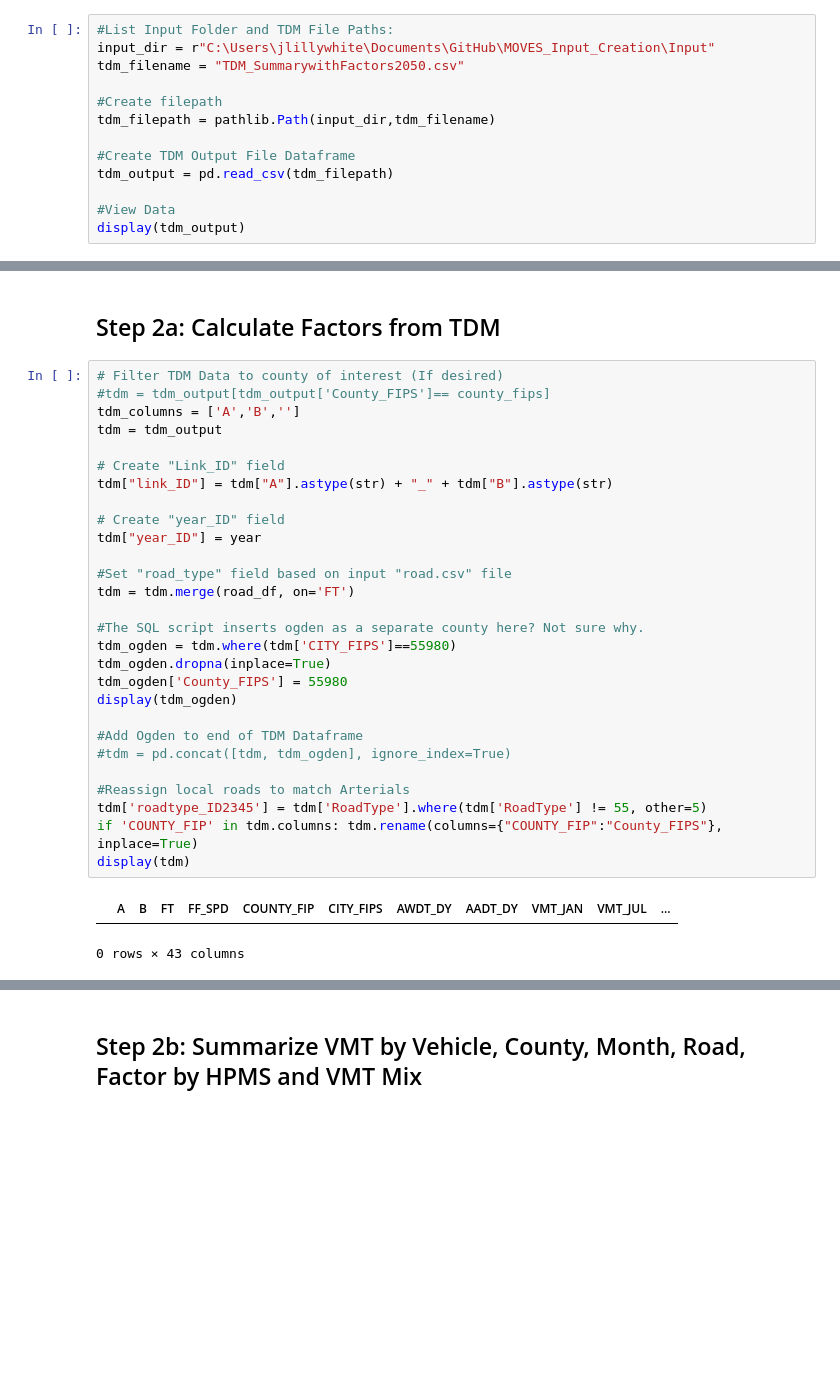
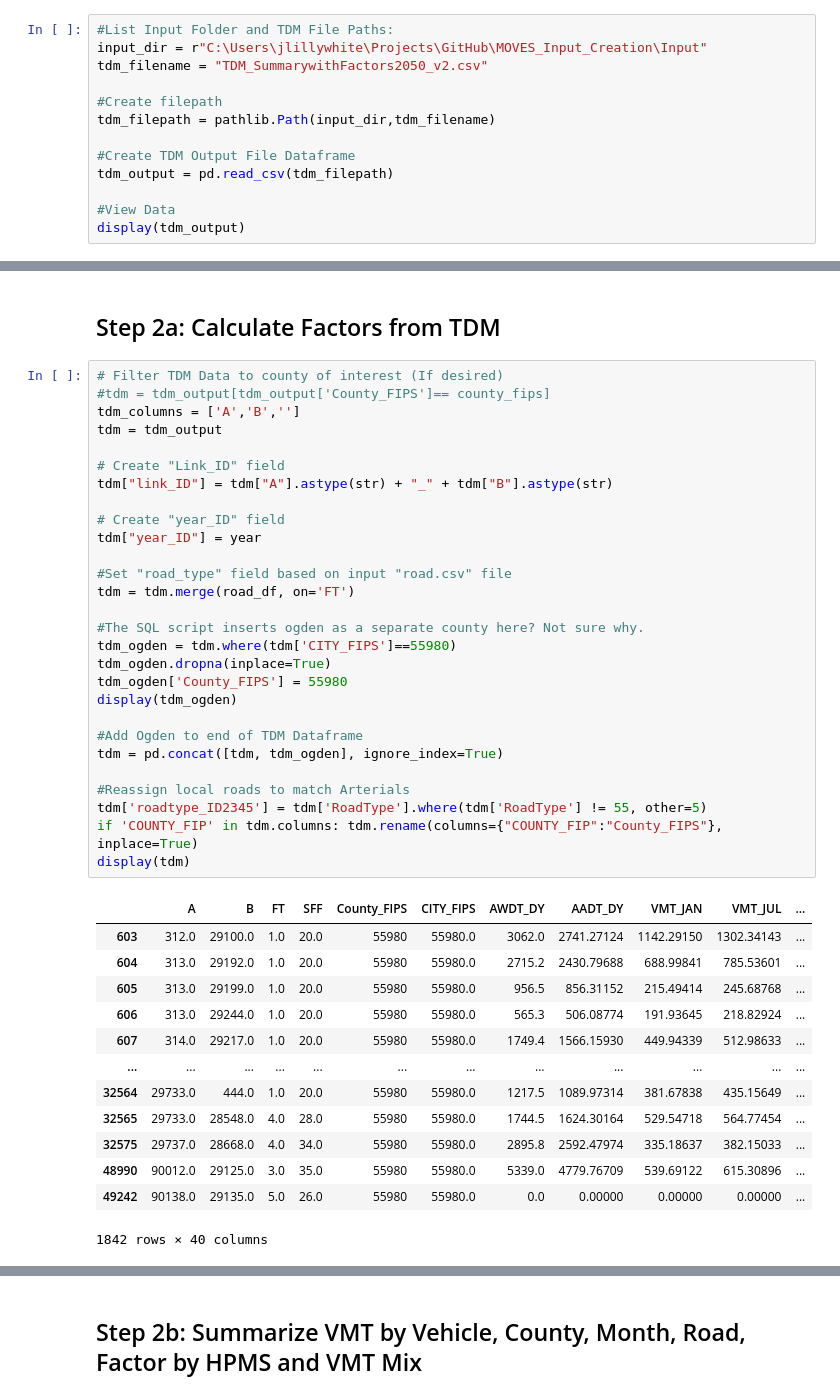
Before and after one commit to jlillywhiteMAG/MOVES_Input_Creation, a Jupyter notebook: MOVES_Input_File_Preparation.ipynb, the cells around one changed output, grey strips where cells are left out. Drawn from its saved outputs; the diff is of its cells as text; blank space fills up the shorter version.

```diff
--- a/MOVES_Input_File_Preparation.ipynb
+++ b/MOVES_Input_File_Preparation.ipynb
@@ -36,8 +30,8 @@ pd.options.mode.copy_on_write = True
 ## Step 1b: Read in TDM Output
 # %%
 #List Input Folder and TDM File Paths:
-input_dir = r"C:\Users\jlillywhite\Documents\GitHub\MOVES_Input_Creation\Input"
-tdm_filename = "TDM_SummarywithFactors2050.csv"
+input_dir = r"C:\Users\jlillywhite\Projects\GitHub\MOVES_Input_Creation\Input"
+tdm_filename = "TDM_SummarywithFactors2050_v2.csv"
 
 #Create filepath
 tdm_filepath = pathlib.Path(input_dir,tdm_filename)
@@ -199,31 +138,42 @@ hpms_df.rename(columns={'City_FIPS': 'CITY_FIPS'}, inplace=True)
 # %%
 # Filter TDM Data to county of interest (If desired)
 #tdm = tdm_output[tdm_output['County_FIPS']== county_fips]
 tdm_columns = ['A','B','']
 tdm = tdm_output
 
 # Create "Link_ID" field
 tdm["link_ID"] = tdm["A"].astype(str) + "_" + tdm["B"].astype(str)
 
 # Create "year_ID" field
 tdm["year_ID"] = year
 
 #Set "road_type" field based on input "road.csv" file
 tdm = tdm.merge(road_df, on='FT')
 
 #The SQL script inserts ogden as a separate county here? Not sure why.
 tdm_ogden = tdm.where(tdm['CITY_FIPS']==55980)
 tdm_ogden.dropna(inplace=True)
 tdm_ogden['County_FIPS'] = 55980
 display(tdm_ogden)
 
 #Add Ogden to end of TDM Dataframe
-#tdm = pd.concat([tdm, tdm_ogden], ignore_index=True)
+tdm = pd.concat([tdm, tdm_ogden], ignore_index=True)
 
 #Reassign local roads to match Arterials
 tdm['roadtype_ID2345'] = tdm['RoadType'].where(tdm['RoadType'] != 55, other=5)
 if 'COUNTY_FIP' in tdm.columns: tdm.rename(columns={"COUNTY_FIP":"County_FIPS"}, inplace=True)
 display(tdm)
 # %% [output]
-|  | A | B | FT | FF_SPD | COUNTY_FIP | CITY_FIPS | AWDT_DY | AADT_DY | VMT_JAN | VMT_JUL | ... |
+|  | A | B | FT | SFF | County_FIPS | CITY_FIPS | AWDT_DY | AADT_DY | VMT_JAN | VMT_JUL | ... |
+| 603 | 312.0 | 29100.0 | 1.0 | 20.0 | 55980 | 55980.0 | 3062.0 | 2741.27124 | 1142.29150 | 1302.34143 | ... |
+| 604 | 313.0 | 29192.0 | 1.0 | 20.0 | 55980 | 55980.0 | 2715.2 | 2430.79688 | 688.99841 | 785.53601 | ... |
+| 605 | 313.0 | 29199.0 | 1.0 | 20.0 | 55980 | 55980.0 | 956.5 | 856.31152 | 215.49414 | 245.68768 | ... |
+| 606 | 313.0 | 29244.0 | 1.0 | 20.0 | 55980 | 55980.0 | 565.3 | 506.08774 | 191.93645 | 218.82924 | ... |
+| 607 | 314.0 | 29217.0 | 1.0 | 20.0 | 55980 | 55980.0 | 1749.4 | 1566.15930 | 449.94339 | 512.98633 | ... |
+| ... | ... | ... | ... | ... | ... | ... | ... | ... | ... | ... | ... |
+| 32564 | 29733.0 | 444.0 | 1.0 | 20.0 | 55980 | 55980.0 | 1217.5 | 1089.97314 | 381.67838 | 435.15649 | ... |
+| 32565 | 29733.0 | 28548.0 | 4.0 | 28.0 | 55980 | 55980.0 | 1744.5 | 1624.30164 | 529.54718 | 564.77454 | ... |
+| 32575 | 29737.0 | 28668.0 | 4.0 | 34.0 | 55980 | 55980.0 | 2895.8 | 2592.47974 | 335.18637 | 382.15033 | ... |
+| 48990 | 90012.0 | 29125.0 | 3.0 | 35.0 | 55980 | 55980.0 | 5339.0 | 4779.76709 | 539.69122 | 615.30896 | ... |
+| 49242 | 90138.0 | 29135.0 | 5.0 | 26.0 | 55980 | 55980.0 | 0.0 | 0.00000 | 0.00000 | 0.00000 | ... |
-0 rows × 43 columns
+1842 rows × 40 columns
```
Also changed, not shown: parts of 29 cells of this notebook, 6 other files.
